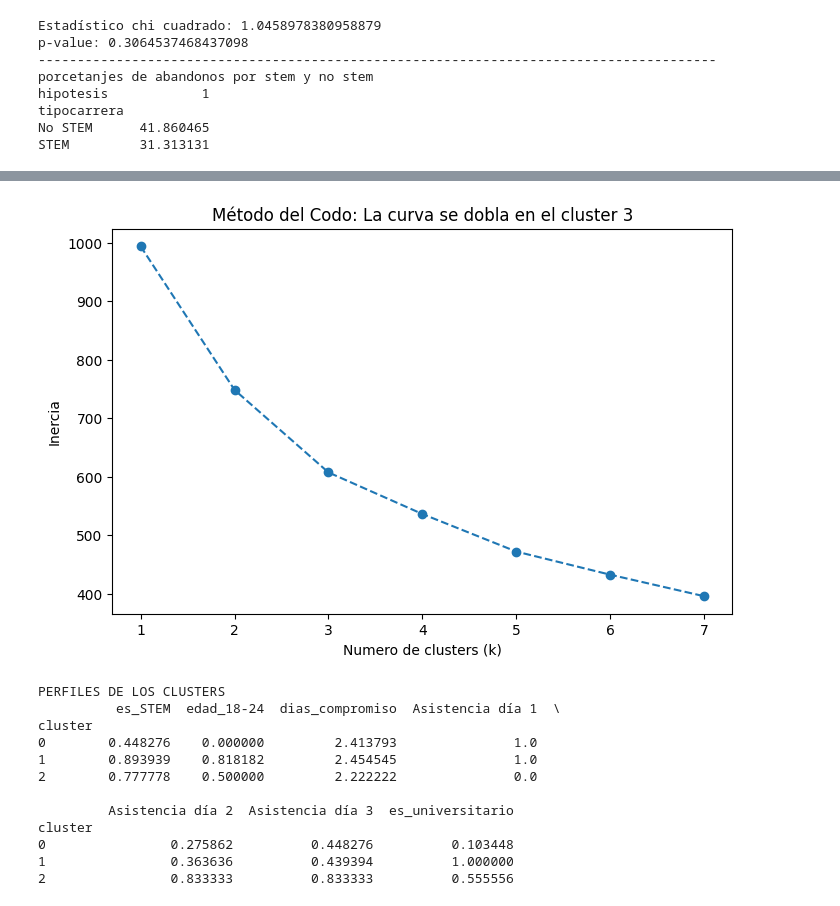
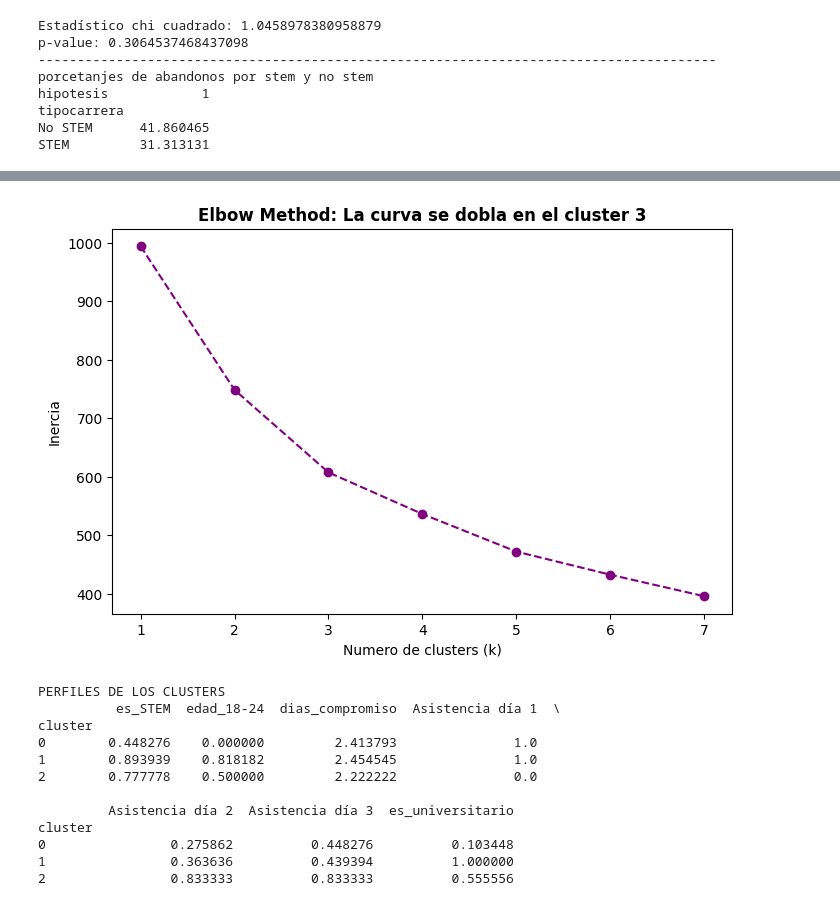
Before and after one commit to sebastianvillaf/Quantum-AI-Summit-2025-stats-analysis-for-qiskit-fall-fest-2026, a Jupyter notebook: data.ipynb, the cells around one changed output, grey strips where cells are left out. Saved outputs shown, nothing was run; the diff lists cells and outputs as text; code cells hidden in the pictures.

```diff
--- a/data.ipynb
+++ b/data.ipynb
@@ -15,5 +17,6 @@ import matplotlib.pyplot as plt
 # %%
-predata=pd.read_csv("/content/summit.csv")
+data_path=Path("data/summit.csv")
+predata=pd.read_csv(data_path)
 
 z=predata.isna()
 data=predata.fillna(value="")
@@ -237,26 +301,26 @@ dias_compromiso      0.0876      0.228      0.385      0.701      -0.359       0
 # %%
 features = ["es_STEM", "edad_18-24", "dias_compromiso", "Asistencia día 1", "Asistencia día 2", "Asistencia día 3", "es_universitario"]
 
 scaler = StandardScaler()
 X_scaled = scaler.fit_transform(data[features])
 
 #Elbow method
 inertia = []
 k_range = range(1, 8)
 for k in k_range:
     kmeans_temp = KMeans(n_clusters=k, random_state=42, n_init=10)
     kmeans_temp.fit(X_scaled)
     inertia.append(kmeans_temp.inertia_)
 
 # Graficamos la curva
 plt.figure(figsize=(8, 5))
-plt.plot(k_range, inertia, marker="o", linestyle="--")
+plt.plot(k_range, inertia, marker="o", linestyle="--", color="purple")
 plt.xlabel("Numero de clusters (k)")
 plt.ylabel("Inercia")
-plt.title("Método del Codo: La curva se dobla en el cluster 3")
+plt.title("Elbow Method: La curva se dobla en el cluster 3", fontweight="bold")
 plt.show()
 # %% [output]
-[figure, old version]
+[figure, new version]
 # %%
 kmeans_final=KMeans(n_clusters=3, random_state=42, n_init=10)
 kmeans_final.fit(X_scaled)
```
Also changed, not shown: parts of 7 cells of this notebook.
